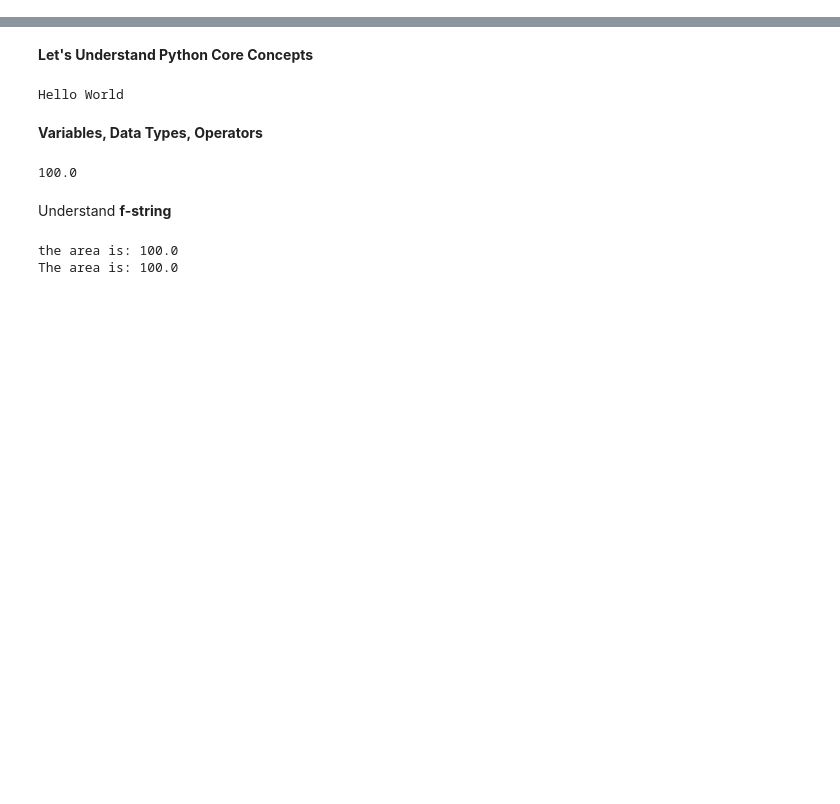
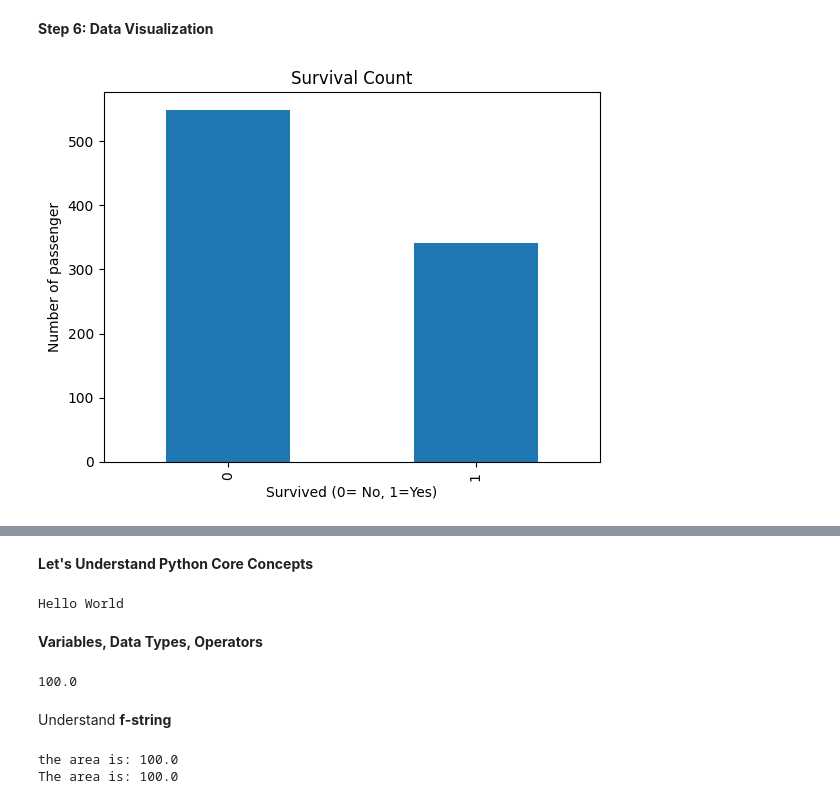
Before and after one commit to programmer-Nilkamal/AI_ML_TRANING, a Jupyter notebook: project 1/Day_1.ipynb, the cells around one changed output, grey strips where cells are left out. Saved outputs shown, nothing was run; the diff lists cells and outputs as text; code cells hidden in the pictures; blank space fills up the shorter version.

```diff
--- a/project 1/Day_1.ipynb
+++ b/project 1/Day_1.ipynb
@@ -0,0 +17,9 @@
+# %%
+# load dataset from online source
+
+url = "https://raw.githubusercontent.com/datasciencedojo/datasets/master/titanic.csv"
+
+df = pd.read_csv(url)
+
+# show first 5 rows
+df.head()
@@ -0,0 +93,8 @@
+# %%
+#Handle Missing Values
+
+# fill missing Age iwth average age
+df["Age"].fillna(df["Age"].mean(), inplace=True)
+
+# fill missing Embarked with most common Value
+df["Embarked"].fillna(df["Embarked"].mode()[0], inplace=True)
@@ -0,0 +126,13 @@
+# %% [markdown]
+**Step 6: Data Visualization**
+# %%
+# Survival Bar Chart
+
+df["Survived"].value_counts().plot(kind="bar")
+plt.title("Survival Count")
+plt.xlabel("Survived (0= No, 1=Yes)")
+plt.ylabel("Number of passenger")
+
+plt.show()
+# %% [output]
+[figure, added]
```
Also changed, not shown: parts of 25 cells of this notebook.
